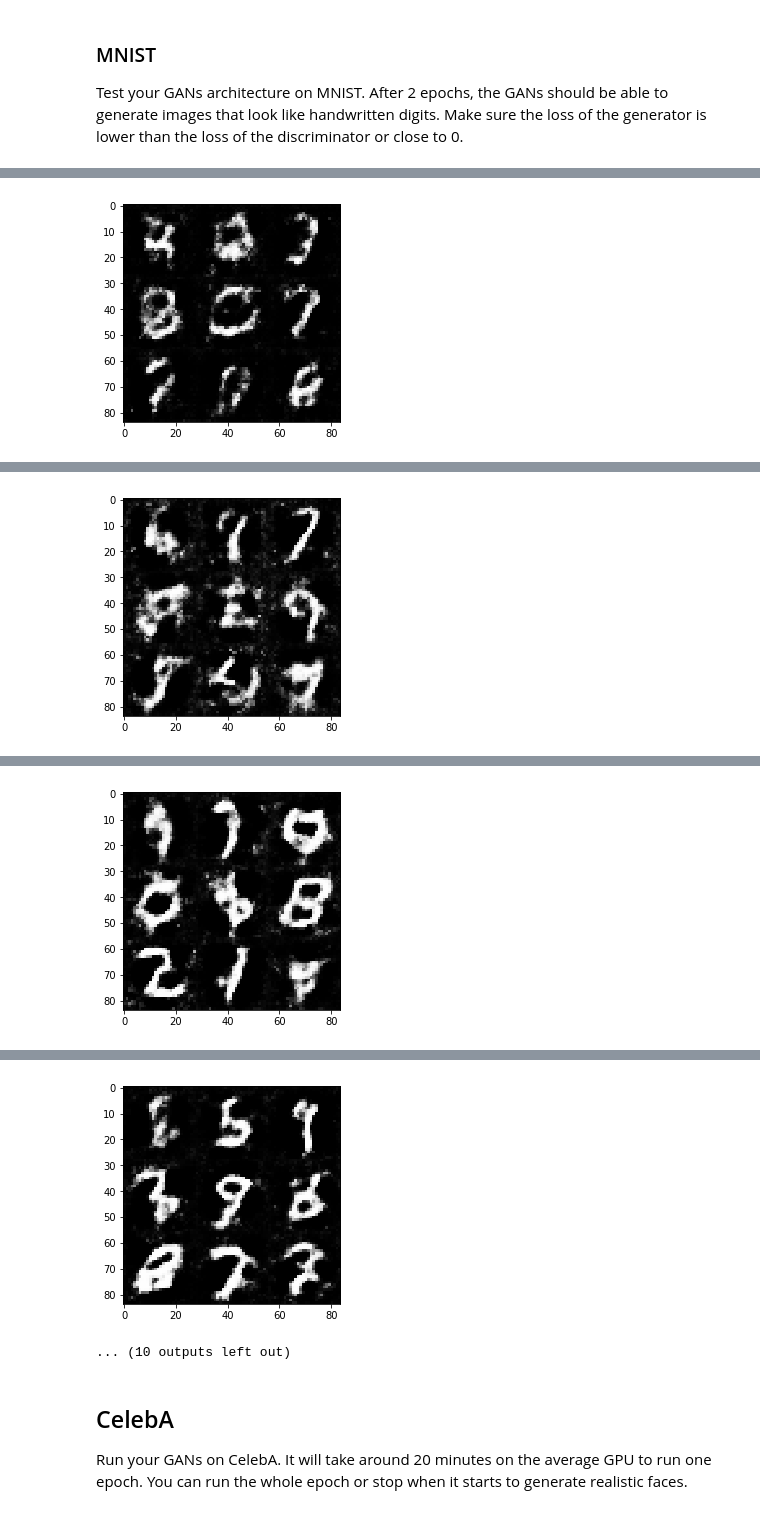
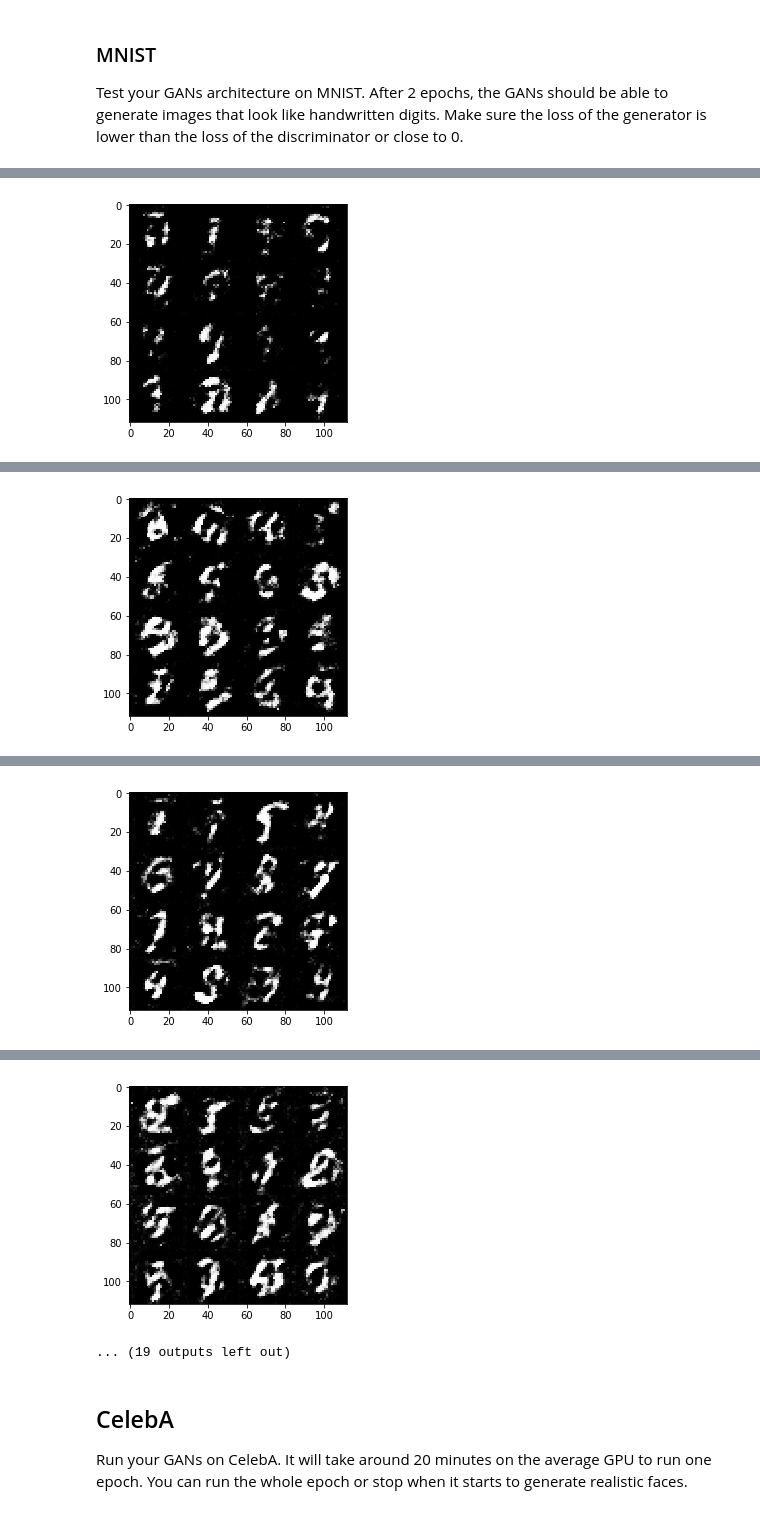
Before and after one commit to WillMc93/DeepLearningProject5, a Jupyter notebook: dlnd_face_generation.ipynb, the cells around one changed output, grey strips where cells are left out. Saved outputs shown, nothing was run; the diff lists cells and outputs as text; code cells hidden in the pictures.

```diff
--- a/dlnd_face_generation.ipynb
+++ b/dlnd_face_generation.ipynb
@@ -200,35 +197,45 @@ def generator(z, out_channel_dim, is_train=True):
     # TODO: Implement Function
     alpha = 0.2
 
-    # Alright Mr. Forums-guy, I'll try that, but it can't possibly be righ- oh fark me.
     with tf.variable_scope('generator', reuse = not is_train) as scope:
-        # WHA-FLA-ABRACADABRA
-        l1 = tf.layers.dense(z, 7*7*768)
+        l1 = tf.layers.dense(z, 7*7*512)
 
-        l1 = tf.reshape(l1, (-1, 7, 7, 768))
+        l1 = tf.reshape(l1, (-1, 7, 7, 512))
         l1 = tf.layers.batch_normalization(l1, training = is_train)
         l1 = tf.maximum(alpha * l1, l1)
         #print(l1.get_shape().as_list())
+        # 4x4x512
 
-        l2 = tf.layers.conv2d_transpose(l1, 512, 4, strides = 2, padding = 'same',
+        """
+        l1a = tf.layers.conv2d_transpose(l1, 256, 4, strides = 1, padding = 'valid')
+        l1a = tf.layers.batch_normalization(l1a, training = is_train)
+        l1a = tf.maximum(alpha * l1a, l1a)
+        # 7x7x256
+        """
+
+        l2 = tf.layers.conv2d_transpose(l1, 256, 5, strides = 2, padding = 'same',
                                        kernel_initializer = tf.random_normal_initializer(stddev = 0.05))
         l2 = tf.layers.batch_normalization(l2, training = is_train)
         l2 = tf.maximum(alpha * l2, l2)
         #print(l2.get_shape().as_list())
+        # 14x14x256
 
-        l3 = tf.layers.conv2d_transpose(l2, 256, 4, strides = 2, padding = 'same',
+        l3 = tf.layers.conv2d_transpose(l2, 128, 5, strides = 2, padding = 'same',
                                        kernel_initializer = tf.random_normal_initializer(stddev = 0.05))
         l3 = tf.layers.batch_normalization(l3, training = is_train)
         l3 = tf.maximum(alpha * l3, l3)
         #print(l3.get_shape().as_list())
+        # 28x28x128
 
-        l4 = tf.layers.conv2d_transpose(l3, 128, 4, strides = 1, padding = 'same',
+        """
+        l4 = tf.layers.conv2d_transpose(l3, 128, 5, strides = 1, padding = 'same',
                                        kernel_initializer = tf.random_normal_initializer(stddev = 0.05))
         l4 = tf.layers.batch_normalization(l4, training = is_train)
         l4 = tf.maximum(alpha * l4, l4)
-        #print(l4.get_shape().as_list())
+        print(l4.get_shape().as_list())
+        """
 
-        logits = tf.layers.conv2d_transpose(l4, out_channel_dim, 4, strides = 1, padding = 'same',
+        logits = tf.layers.conv2d_transpose(l3, out_channel_dim, 5, strides = 1, padding = 'same',
                                            kernel_initializer = tf.random_normal_initializer(stddev = 0.05))
         #print(logits.get_shape().as_list())
 
@@ -353,7 +360,8 @@ Implement `train` to build and train the GANs.  Use the following functions you
 
 Use the `show_generator_output` to show `generator` output while you train. Running `show_generator_output` for every batch will drastically increase training time and increase the size of the notebook.  It's recommended to print the `generator` output every 100 batches.
 # %%
-def train(epoch_count, batch_size, z_dim, learning_rate, beta1, get_batches, data_shape, data_image_mode):
+def train(epoch_count, batch_size, z_dim, learning_rate, beta1, get_batches, data_shape, data_image_mode,
+          print_every = 10, show_every = 100):
     """
     Train the GAN
     :param epoch_count: Number of epochs
@@ -367,7 +375,6 @@ def train(epoch_count, batch_size, z_dim, learning_rate, beta1, get_batches, dat
     """
 
     # Book keeping
-    print_every, show_every = 10, 100
     _, image_width, image_height, image_channels = data_shape
     steps = 0
     losses = []
@@ -406,18 +413,18 @@ def train(epoch_count, batch_size, z_dim, learning_rate, beta1, get_batches, dat
                     #               feed_dict = {input_z: sample_z})
                     # samples.append(gen_samples)
 
-                    show_generator_output(sess, 10, input_z, image_channels, data_image_mode)
+                    show_generator_output(sess, 16, input_z, image_channels, data_image_mode)
 
             # show final each epoch
-            show_generator_output(sess, 10, input_z, image_channels, data_image_mode)
+            show_generator_output(sess, 25, input_z, image_channels, data_image_mode)
 # %% [markdown]
 ### MNIST
 Test your GANs architecture on MNIST.  After 2 epochs, the GANs should be able to generate images that look like handwritten digits.  Make sure the loss of the generator is lower than the loss of the discriminator or close to 0.
 # %%
-batch_size = 128
+batch_size = 64
 z_dim = 100 # was 64
-learning_rate = 0.0002
-beta1 = 0.2
+learning_rate = 0.0001
+beta1 = 0.1
 
 """
 DON'T MODIFY ANYTHING IN THIS CELL THAT IS BELOW THIS LINE
@@ -464 +471 @@ Epoch 1/2... Discriminator Loss: 1.9692... Generator Loss: 3.1830
-[figure, old version]
+[figure, new version]
@@ -475 +482 @@ Epoch 1/2... Discriminator Loss: 1.2452... Generator Loss: 1.3024
-[figure, old version]
+[figure, new version]
@@ -482 +493 @@ Epoch 1/2... Discriminator Loss: 1.1450... Generator Loss: 0.9426
-[figure, old version]
+[figure, new version]
@@ -487,5 +504,5 @@ Epoch 2/2... Discriminator Loss: 1.0985... Generator Loss: 0.9642
-[figure, old version]
+[figure, new version]
-... (10 outputs left out)
+... (19 outputs left out)
 # %% [markdown]
 ## CelebA
 Run your GANs on CelebA.  It will take around 20 minutes on the average GPU to run one epoch.  You can run the whole epoch or stop when it starts to generate realistic faces.
```
Also changed, not shown: parts of 5 cells of this notebook.
